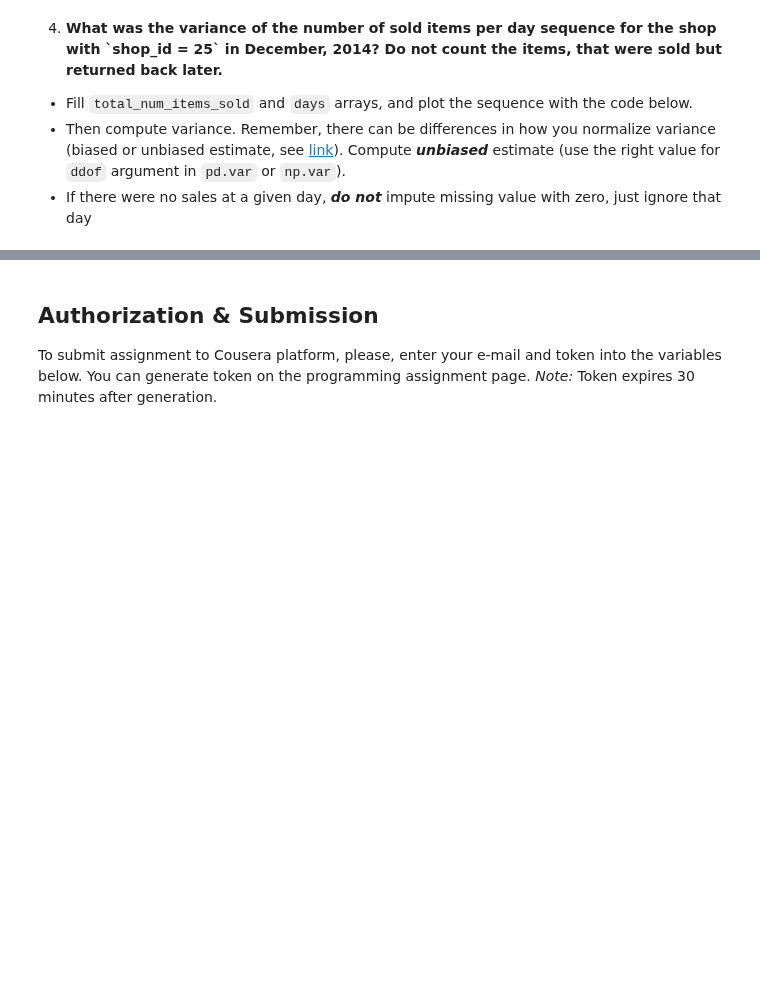
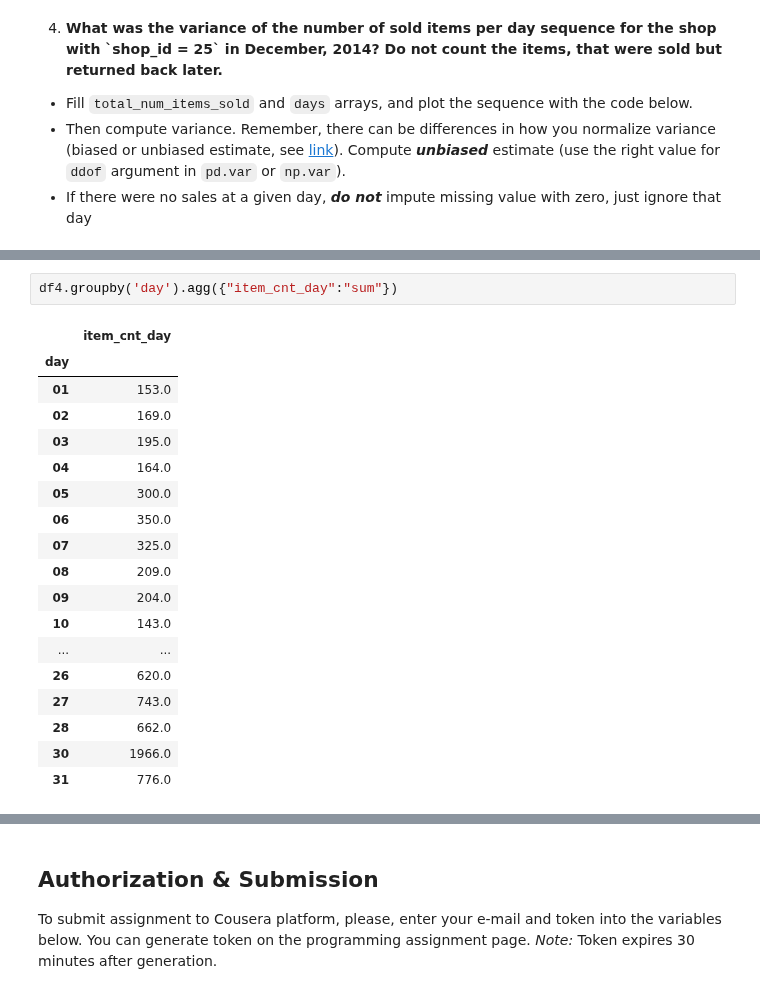
Before and after one commit to MasatoraAtarashi/Kaggle, a Jupyter notebook: how-to-win-kaggle/PandasBasics.ipynb, the cells around one changed output, grey strips where cells are left out. Drawn from its saved outputs; the diff is of its cells as text; blank space fills up the shorter version.

```diff
--- a/how-to-win-kaggle/PandasBasics.ipynb
+++ b/how-to-win-kaggle/PandasBasics.ipynb
@@ -192,0 +256,21 @@ Remember, the data can sometimes be noisy.
+# %%
+df4.groupby('day').agg({"item_cnt_day":"sum"})
+# %% [output]
+|  | item_cnt_day |
+| day |  |
+| 01 | 153.0 |
+| 02 | 169.0 |
+| 03 | 195.0 |
+| 04 | 164.0 |
+| 05 | 300.0 |
+| 06 | 350.0 |
+| 07 | 325.0 |
+| 08 | 209.0 |
+| 09 | 204.0 |
+| 10 | 143.0 |
+| ... | ... |
+| 26 | 620.0 |
+| 27 | 743.0 |
+| 28 | 662.0 |
+| 30 | 1966.0 |
+| 31 | 776.0 |
```
Also changed, not shown: parts of 12 cells of this notebook, 1 other file.
